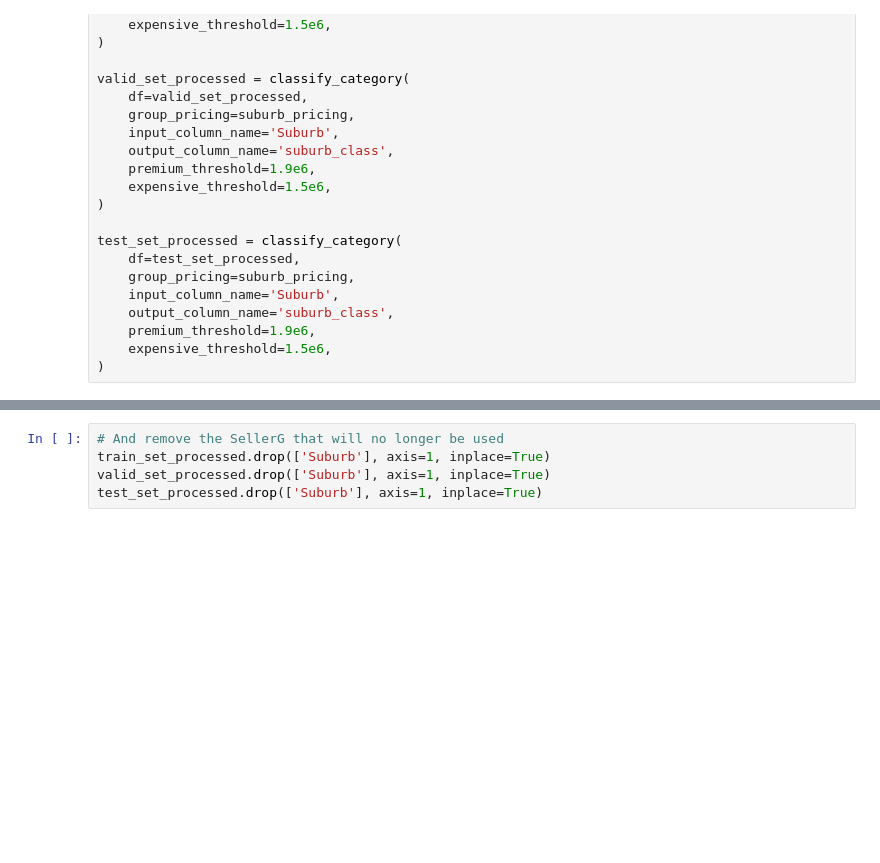
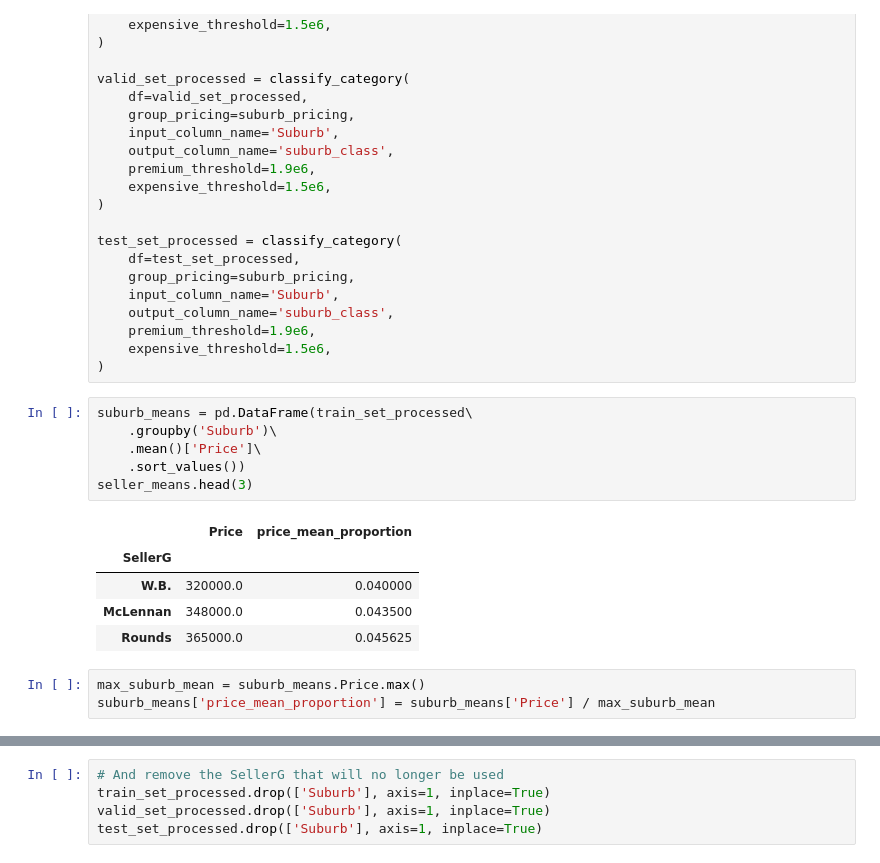
Before and after one commit to nil-andreu/machine-learning-posgrade, a Jupyter notebook: Project 2: Housing Price Prediction/House Pred.ipynb, the cells around one changed output, grey strips where cells are left out. Cells and saved outputs as stored; diff of their text form; blank space fills up the shorter version.

```diff
--- a/Project 2: Housing Price Prediction/House Pred.ipynb
+++ b/Project 2: Housing Price Prediction/House Pred.ipynb
@@ -1010,3 +1006,18 @@ test_set_processed = classify_category(
     premium_threshold=1.9e6,
     expensive_threshold=1.5e6,
 )
+# %%
+suburb_means = pd.DataFrame(train_set_processed\
+    .groupby('Suburb')\
+    .mean()['Price']\
+    .sort_values())
+seller_means.head(3)
+# %% [output]
+|  | Price | price_mean_proportion |
+| SellerG |  |  |
+| W.B. | 320000.0 | 0.040000 |
+| McLennan | 348000.0 | 0.043500 |
+| Rounds | 365000.0 | 0.045625 |
+# %%
+max_suburb_mean = suburb_means.Price.max()
+suburb_means['price_mean_proportion'] = suburb_means['Price'] / max_suburb_mean
```
Also changed, not shown: parts of 40 cells of this notebook.
